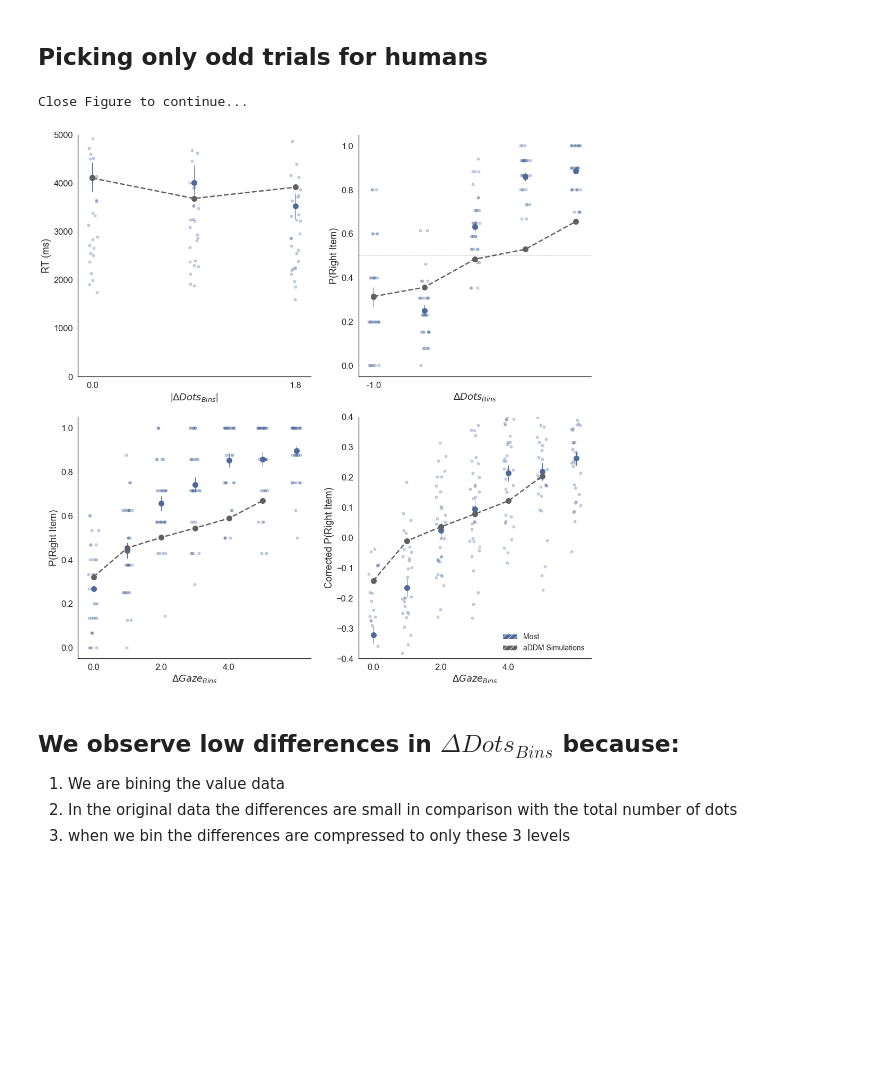
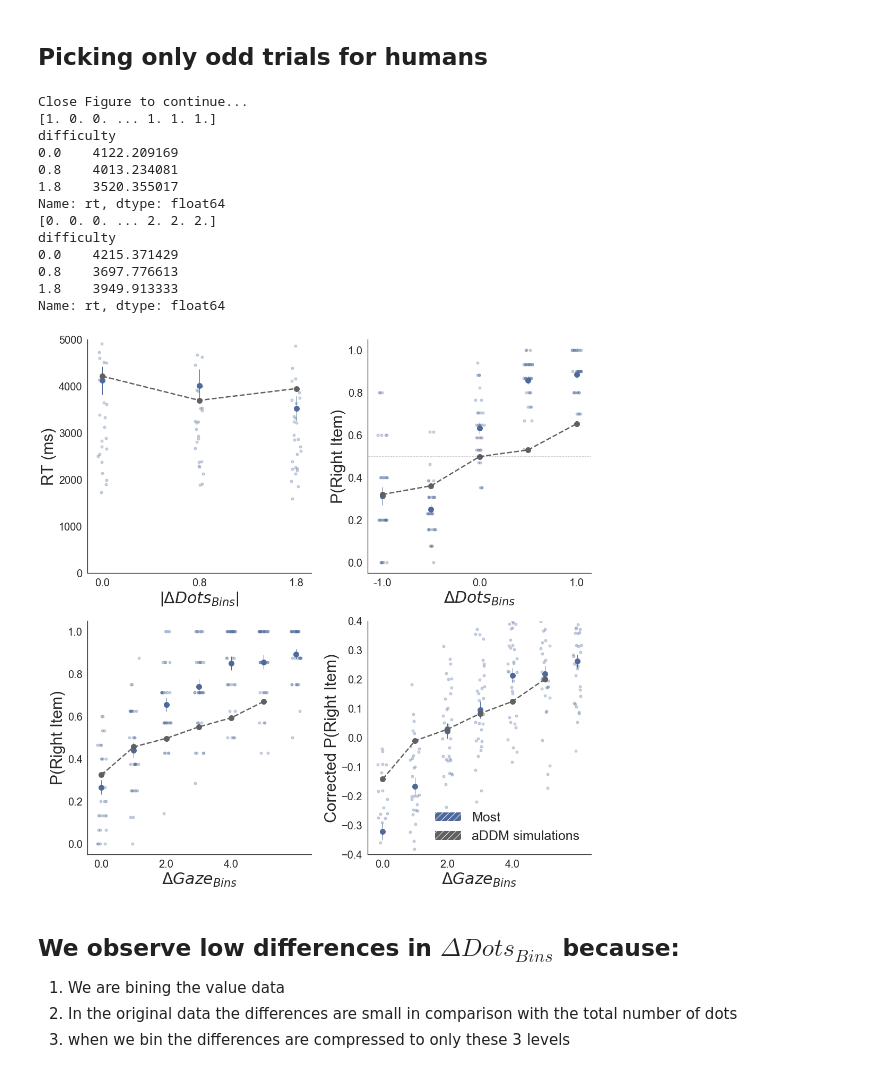
Before and after one commit to pradysepulveda/glamDDM_PF2019, a Jupyter notebook: PF2019_PrettyPlots_aDDM.ipynb, the cells around one changed output. Saved outputs shown, nothing was run; the diff lists cells and outputs as text; code cells hidden in the pictures; blank space fills up the shorter version.

```diff
--- a/PF2019_PrettyPlots_aDDM.ipynb
+++ b/PF2019_PrettyPlots_aDDM.ipynb
@@ -71,12 +71,24 @@ aDDM_human = aDDM_human.rename(index=str, columns={ 'parcode':'subject' ,"item_l
 aDDM_human_even = aDDM_human.iloc[np.arange(0, len(aDDM_human), 2)].copy()
 # %%
 print('Close Figure to continue...')
-glam.plots_pretty_aDDM.plot_fit(aDDM_human_even, [aDDM_prediction], color_data = '#4F6A9A',label1 = 'Most');
+glam.plots_pretty_aDDM.plot_fit(aDDM_human_even, [aDDM_prediction], color_data = '#4F6A9A',label1 = 'Most',label2='aDDM simulations');
 plt.savefig(str('SavedFigures/PF2019aDDM_simulations_More.png'), dpi = 200 )
 plt.show()
 # %% [output]
 Close Figure to continue...
+[1. 0. 0. ... 1. 1. 1.]
+difficulty
+0.0    4122.209169
+0.8    4013.234081
+1.8    3520.355017
+Name: rt, dtype: float64
+[0. 0. 0. ... 2. 2. 2.]
+difficulty
+0.0    4215.371429
+0.8    3697.776613
+1.8    3949.913333
+Name: rt, dtype: float64
-[figure, old version]
+[figure, new version]
 # %% [markdown]
 ## We observe low differences in $ΔDots_{Bins}$ because:
 
```
Also changed, not shown: parts of 3 cells of this notebook, 49 other files.
